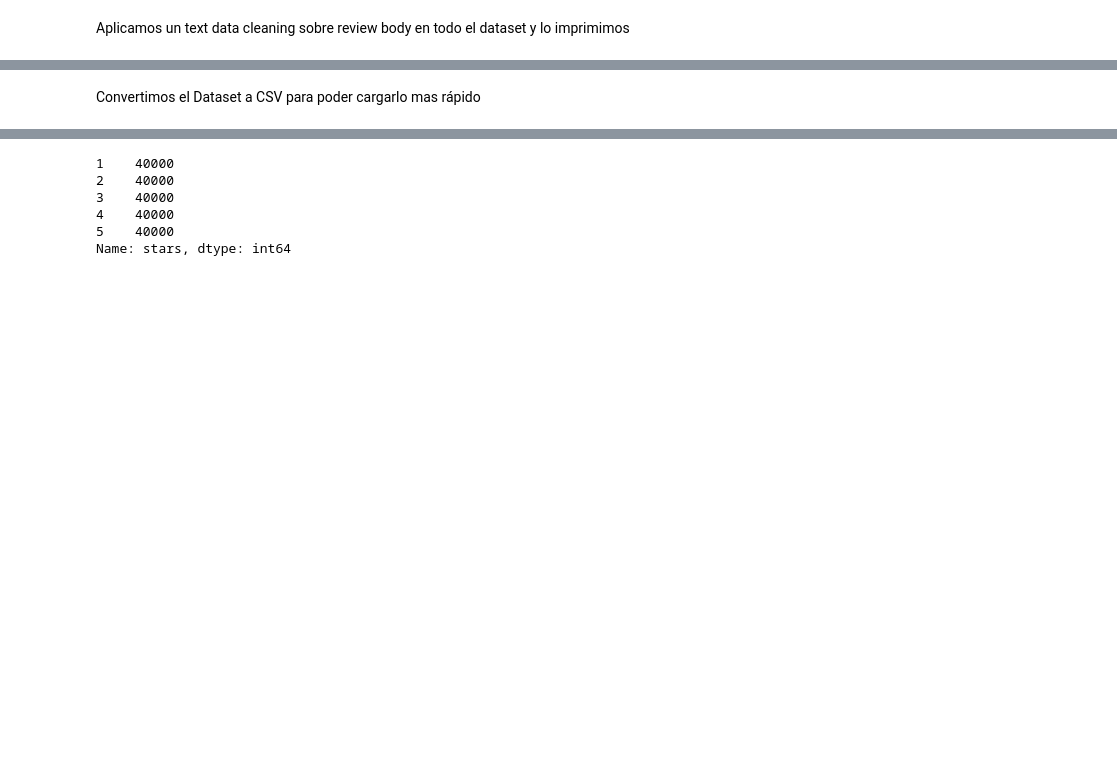
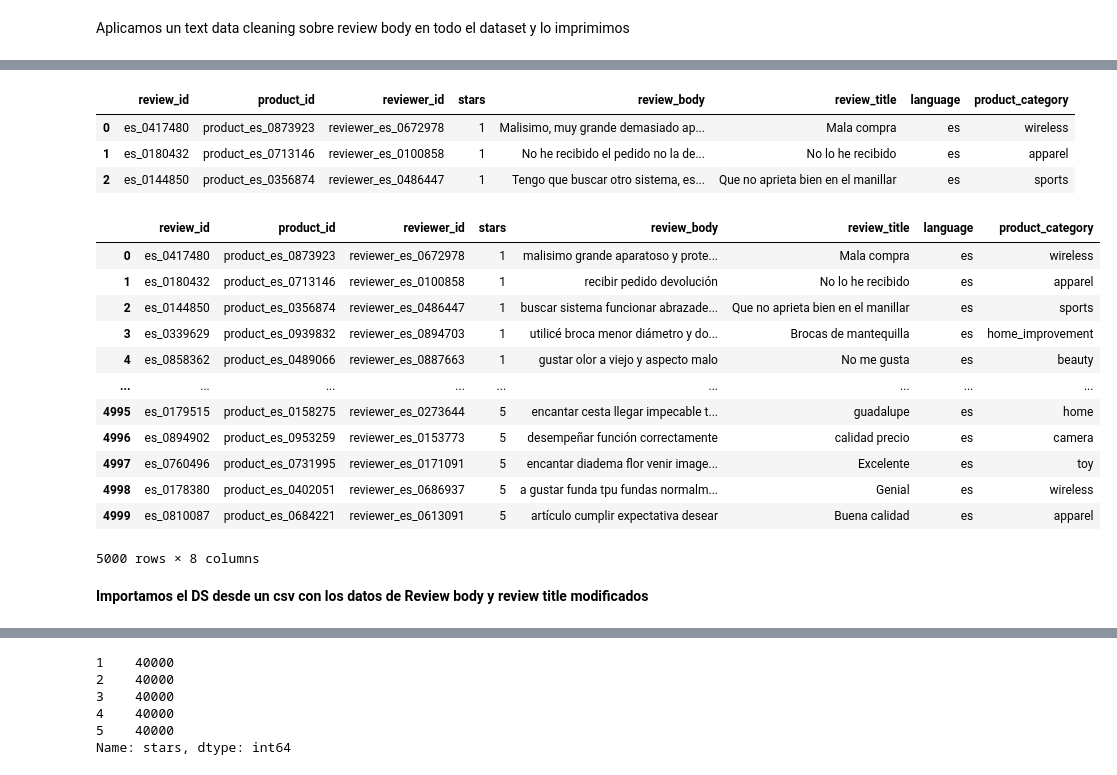
Before and after one commit to juliadiaz05/proyecto-3-acamica, a Jupyter notebook: DS_Proyecto_03_NLP.ipynb, the cells around one changed output, grey strips where cells are left out. Saved outputs shown, nothing was run; the diff lists cells and outputs as text; code cells hidden in the pictures; blank space fills up the shorter version.

```diff
--- a/DS_Proyecto_03_NLP.ipynb
+++ b/DS_Proyecto_03_NLP.ipynb
@@ -112,5 +237,5 @@ Imprimimos las palabras del texto que no son stop words según Spacy
 # %% [markdown]
 **POS Part of Speech**
 # %%
-#for token in doc:
-#    print (token.text, token.pos_)
+for token in doc:
+    print (token.text, token.pos_)
@@ -119,5 +262,5 @@ Imprimimos las palabras del texto que no son stop words según Spacy
 
 Eliminamos los signos
 # %%
-#puntua = string.punctuation + '¿!¡? + " "'
-#puntua
+puntua = string.punctuation + '¿!¡? + " "'
+puntua
@@ -124,18 +269,18 @@ Eliminamos los signos
 # %%
-#def text_data_cleaning(sentence):
- #   doc=nlp(sentence)
+def text_data_cleaning(sentence):
+    doc = nlp(sentence)
 
- #   tokens = []
- #  for token in doc:
-  #      if token.lemma_ != '-PRON-':
-   #         temp= token.lemma_.strip()
-    #    else:
-#            temp = token
-#        tokens.append(temp)
+    tokens = []
+    for token in doc:
+        if token.lemma_ !='-PRON-':
+            temp = token.lemma_.lower().strip()
+        else:
+             temp = token.lower_
+        tokens.append(temp)
 
-#    clean_tokens = []
-#    for token in tokens:
-#        if token not in stopwords_spacy and token not in puntua:
-#            clean_tokens.append(token)
+    cleaned_tokens = []
+    for token in tokens:
+        if token not in stopwords_spacy and token not in puntua:
+            cleaned_tokens.append(token)
 
-#    return " ".join(clean_tokens)
+    return " ".join(cleaned_tokens)
@@ -148,4 +308,9 @@ Aplicamos un text data cleaning sobre review body en todo el dataset y lo imprim
 # %%
-#dataset_dev.head(3)
+dev.head(3)
+# %% [output]
+|  | review_id | product_id | reviewer_id | stars | review_body | review_title | language | product_category |
+| 0 | es_0417480 | product_es_0873923 | reviewer_es_0672978 | 1 | Malisimo, muy grande demasiado ap... | Mala compra | es | wireless |
+| 1 | es_0180432 | product_es_0713146 | reviewer_es_0100858 | 1 | No he recibido el pedido no la de... | No lo he recibido | es | apparel |
+| 2 | es_0144850 | product_es_0356874 | reviewer_es_0486447 | 1 | Tengo que buscar otro sistema, es... | Que no aprieta bien en el manillar | es | sports |
 # %%
-#dataset_dev['review_body']= dataset_dev.review_body.apply(text_data_cleaning)
+dev['review_body']= dev.review_body.apply(text_data_cleaning)
@@ -154,2 +316,0 @@ Aplicamos un text data cleaning sobre review body en todo el dataset y lo imprim
-# %% [markdown]
-Convertimos el Dataset a CSV para poder cargarlo mas rápido
@@ -160,3 +317,21 @@ Convertimos el Dataset a CSV para poder cargarlo mas rápido
+# %%
+dev
+# %% [output]
+|  | review_id | product_id | reviewer_id | stars | review_body | review_title | language | product_category |
+| 0 | es_0417480 | product_es_0873923 | reviewer_es_0672978 | 1 | malisimo grande aparatoso y prote... | Mala compra | es | wireless |
+| 1 | es_0180432 | product_es_0713146 | reviewer_es_0100858 | 1 | recibir pedido devolución | No lo he recibido | es | apparel |
+| 2 | es_0144850 | product_es_0356874 | reviewer_es_0486447 | 1 | buscar sistema funcionar abrazade... | Que no aprieta bien en el manillar | es | sports |
+| 3 | es_0339629 | product_es_0939832 | reviewer_es_0894703 | 1 | utilicé broca menor diámetro y do... | Brocas de mantequilla | es | home_improvement |
+| 4 | es_0858362 | product_es_0489066 | reviewer_es_0887663 | 1 | gustar olor a viejo y aspecto malo | No me gusta | es | beauty |
+| ... | ... | ... | ... | ... | ... | ... | ... | ... |
+| 4995 | es_0179515 | product_es_0158275 | reviewer_es_0273644 | 5 | encantar cesta llegar impecable t... | guadalupe | es | home |
+| 4996 | es_0894902 | product_es_0953259 | reviewer_es_0153773 | 5 | desempeñar función correctamente | calidad precio | es | camera |
+| 4997 | es_0760496 | product_es_0731995 | reviewer_es_0171091 | 5 | encantar diadema flor venir image... | Excelente | es | toy |
+| 4998 | es_0178380 | product_es_0402051 | reviewer_es_0686937 | 5 | a gustar funda tpu fundas normalm... | Genial | es | wireless |
+| 4999 | es_0810087 | product_es_0684221 | reviewer_es_0613091 | 5 | artículo cumplir expectativa desear | Buena calidad | es | apparel |
+5000 rows × 8 columns
+# %% [markdown]
+**Importamos el DS desde un csv con los datos de Review body y review title modificados**
 # %%
 dataset_dev = pd.read_csv('dataset_dev.csv')
 dataset_dev.head()
```
Also changed, not shown: parts of 50 cells of this notebook, 5 other files.
